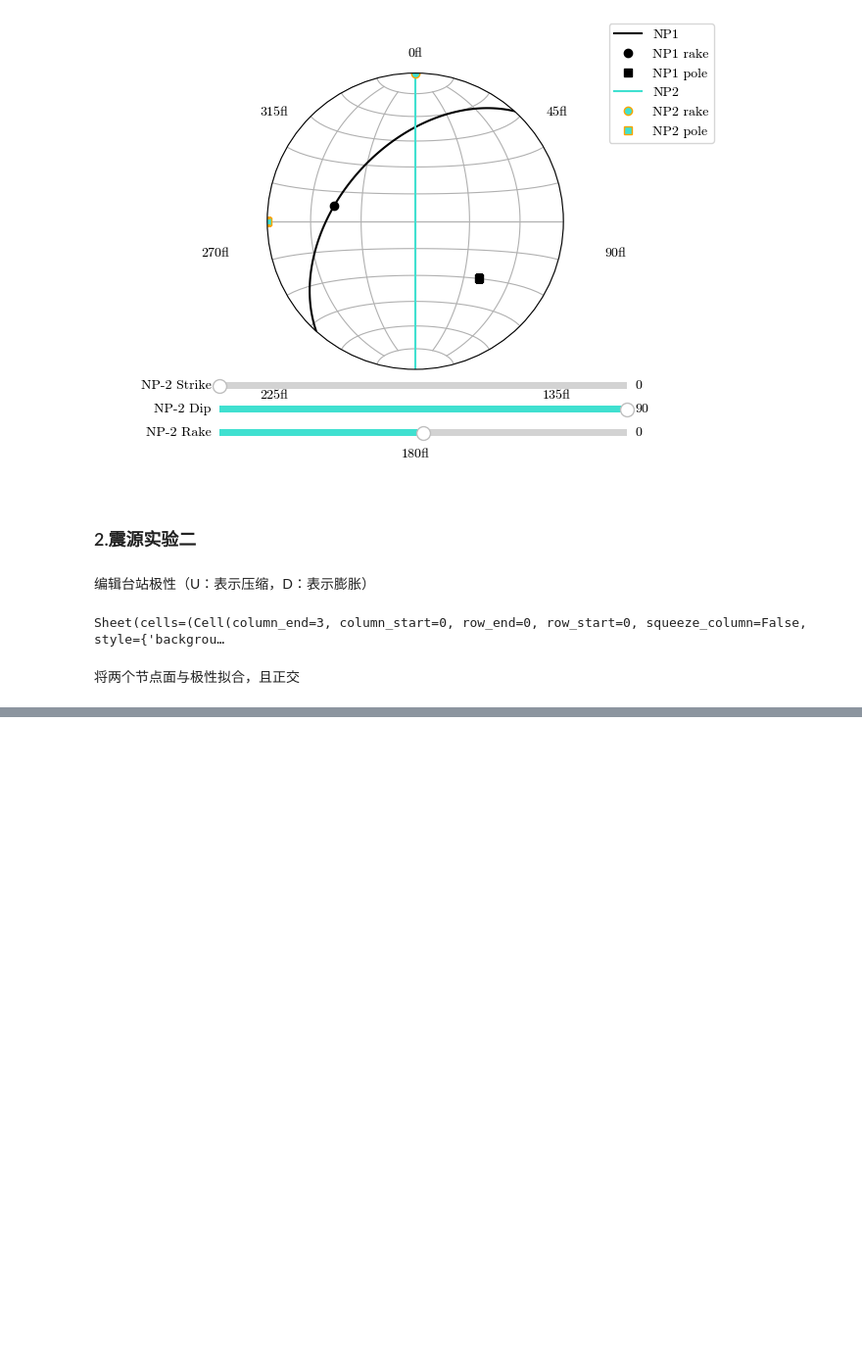
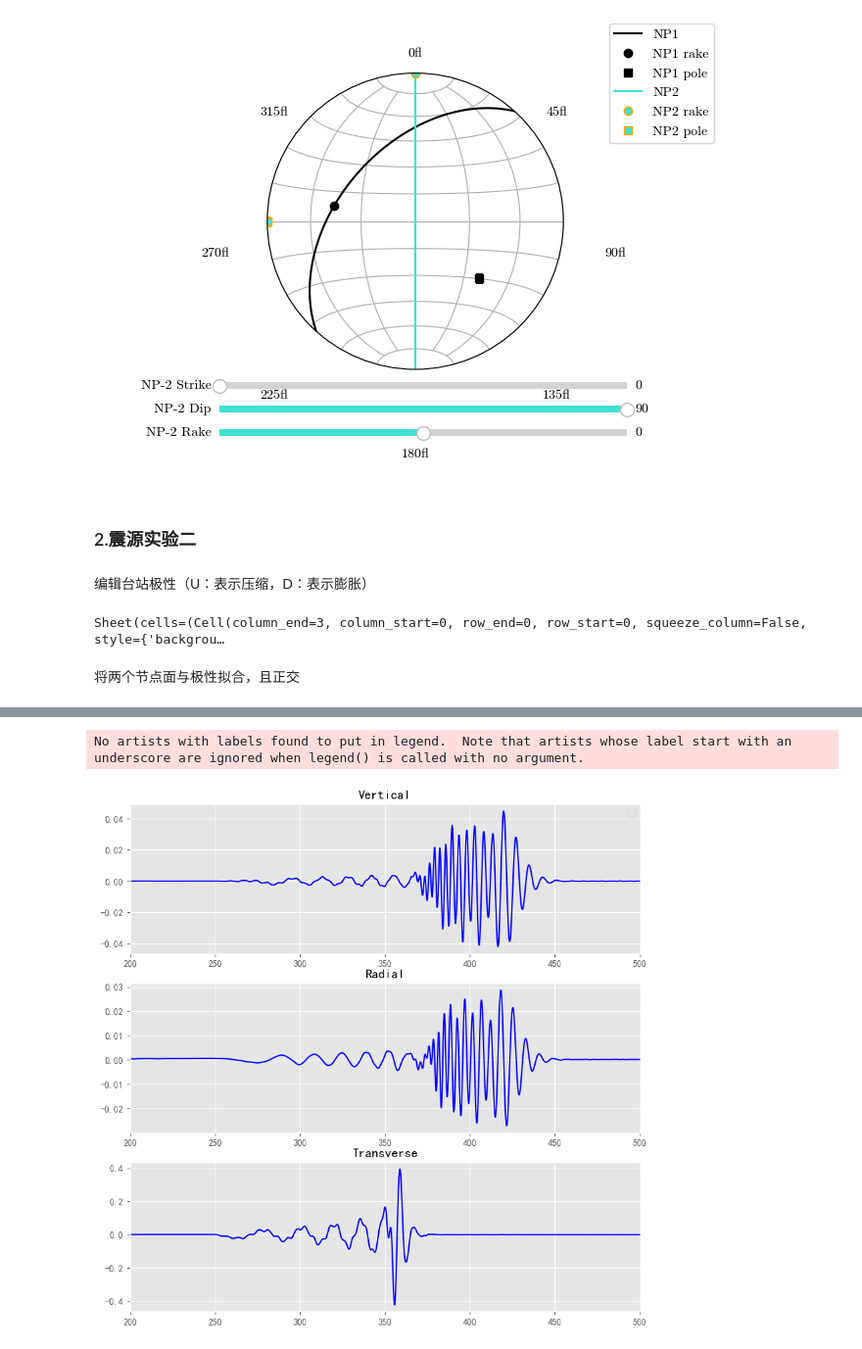
Before and after one commit to sssfeather/exerc, a Jupyter notebook: ipynb/ex_10_focal.ipynb, the cells around one changed output, grey strips where cells are left out. Shown at 98% size. Drawn from its saved outputs; the diff is of its cells as text; code cells hidden in the pictures; blank space fills up the shorter version.

```diff
--- a/ipynb/ex_10_focal.ipynb
+++ b/ipynb/ex_10_focal.ipynb
@@ -76,0 +103,50 @@ fig = FocalMechanism(polarities=polarities).find_planes()
+# %%
+import obspy
+import matplotlib.pyplot as plt
+plt.style.use("ggplot")
+from obspy.clients.syngine import Client
+
+# 使用ak135f_5s模型
+BASE_URL = "http://service.iris.edu/irisws/syngine/1/query?format=miniseed&model=ak135f_5s&"
+
+# 获取震源深度为1公里，震中距为10度时的分量
+GREENS_URL = BASE_URL + \
+    "greensfunction=1&sourcedistanceindegrees=10&sourcedepthinmeters=1000"
+
+st = obspy.read(GREENS_URL)
+
+# 矩张量示例
+m_rr, m_tt, m_pp, m_rt, m_rp, m_tp = 1E20, -2E20, 0.4E20, -0.7E20, 1.3E20, -2E20
+
+MT_URL = BASE_URL + (
+    "sourcelatitude=0&sourcelongitude=10&sourcedepthinmeters=1000&"
+    "sourcemomenttensor=%g,%g,%g,%g,%g,%g&"
+    "receiverlatitude=0&receiverlongitude=0&"
+    "components=ZRT"% (m_rr, m_tt, m_pp, m_rt, m_rp, m_tp))
+st_mt = obspy.read(MT_URL.replace("+", ""))
+
+# Compare everything.
+plt.figure(figsize=(10, 10))
+
+plt.subplot(311)
+plt.title("Vertical")
+tr_mt = st_mt.select(component="Z")[0]
+plt.plot(tr_mt.times(), tr_mt.data, color="b")
+plt.xlim(200, 500)
+
+plt.subplot(312)
+plt.title("Radial")
+tr_mt = st_mt.select(component="R")[0]
+plt.plot(tr_mt.times(), tr_mt.data, color="b")
+plt.xlim(200, 500)
+
+plt.subplot(313)
+plt.title("Transverse")
+tr_mt = st_mt.select(component="T")[0]
+plt.plot(tr_mt.times(), tr_mt.data, color="b")
+plt.xlim(200, 500)
+
+plt.show()
+# %% [output]
+No artists with labels found to put in legend.  Note that artists whose label start with an underscore are ignored when legend() is called with no argument.
+[figure, added]
```
Also changed, not shown: parts of 3 cells of this notebook, 8 other files.
